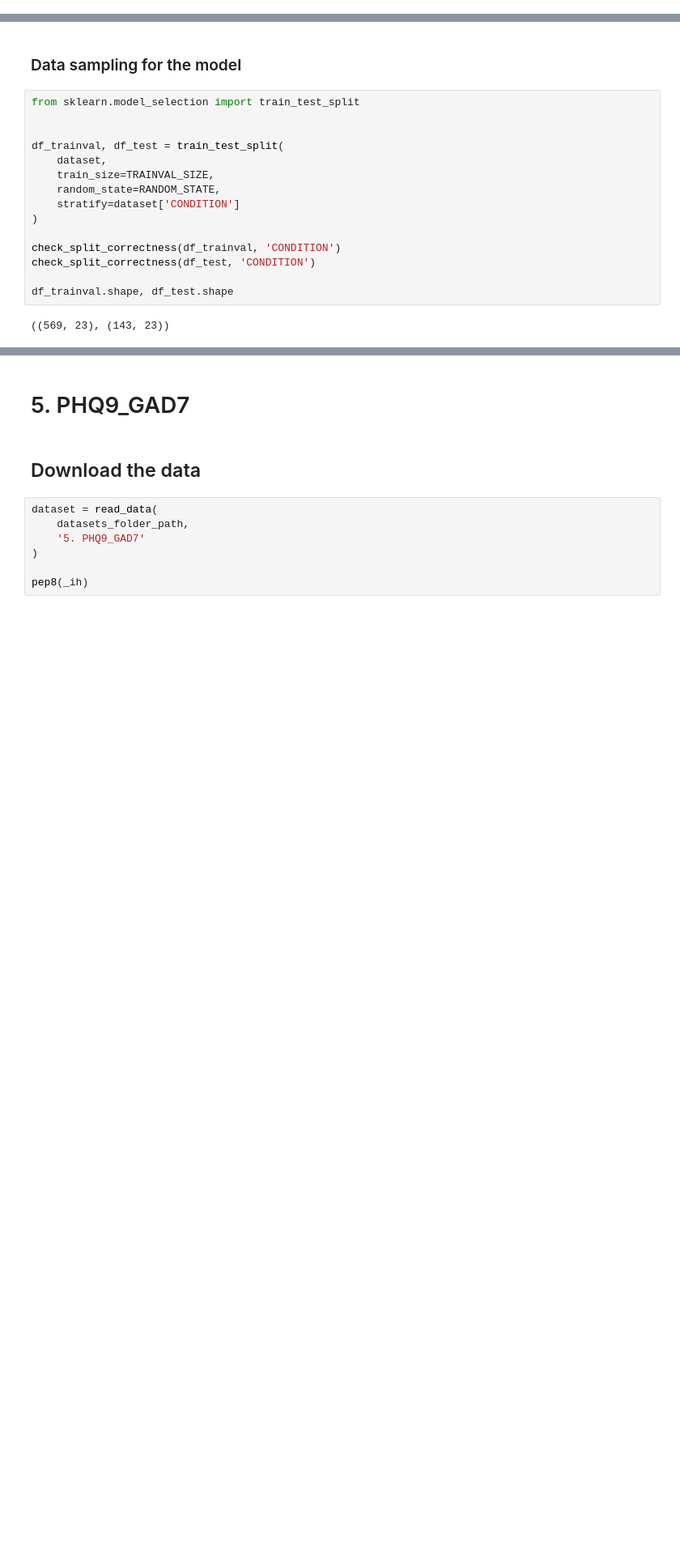
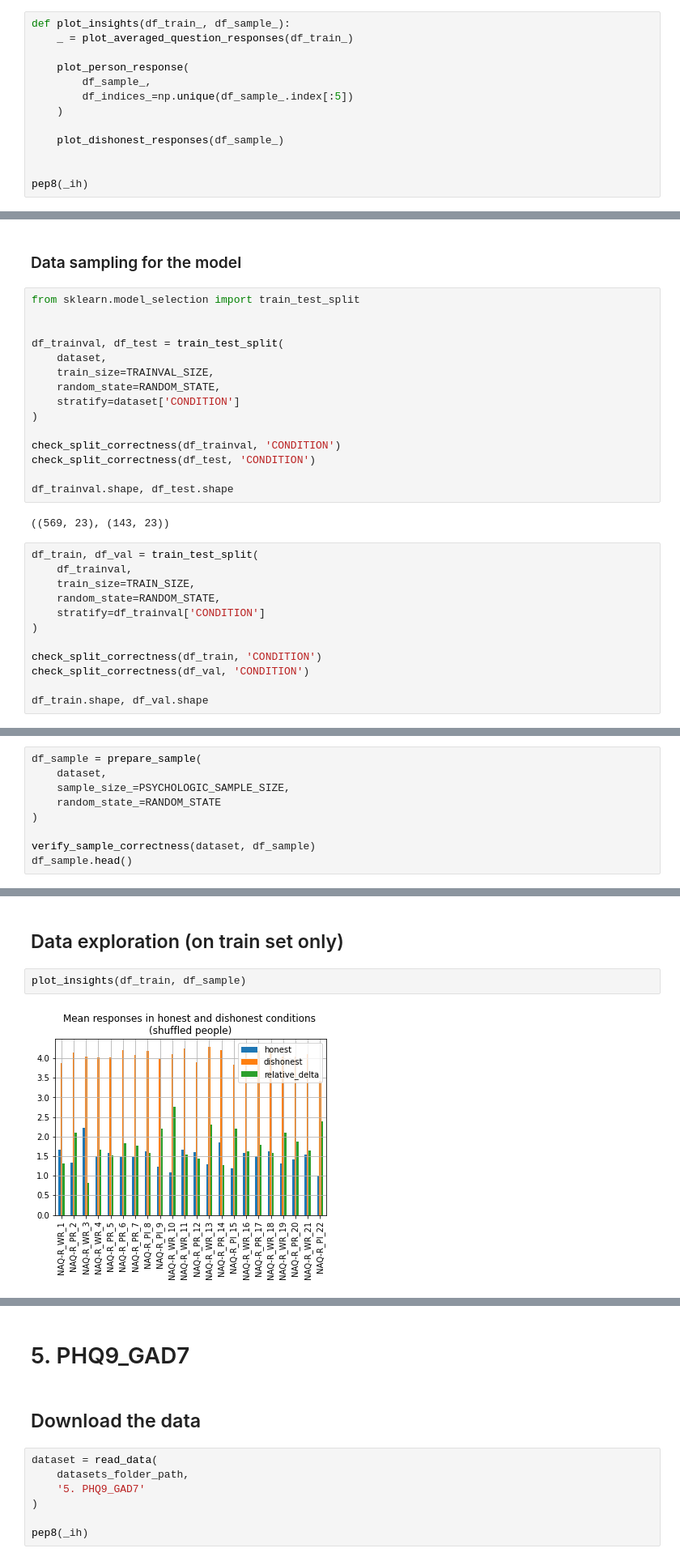
Before and after one commit to PashaIanko/Robust-Feature-Selection, a Jupyter notebook: main.ipynb, the cells around one changed output, grey strips where cells are left out. Shown at 81% size. Drawn from its saved outputs; the diff is of its cells as text; blank space fills up the shorter version.

Commit message:
plot insights for 4th dataset

```diff
--- a/main.ipynb
+++ b/main.ipynb
@@ -79,6 +79,19 @@ TRAINVAL_SIZE = 0.8
 TRAIN_SIZE = 0.8  # size(trainval) * train_size
 RANDOM_STATE = 42
 PSYCHOLOGIC_SAMPLE_SIZE = 0.7
+# %%
+def plot_insights(df_train_, df_sample_):
+    _ = plot_averaged_question_responses(df_train_)
+
+    plot_person_response(
+        df_sample_,
+        df_indices_=np.unique(df_sample_.index[:5])
+    )
+
+    plot_dishonest_responses(df_sample_)
+
+
+pep8(_ih)
 # %%
 def read_data(root_path, folder_name):
     if folder_name == '5. PHQ9_GAD7':
@@ -531,3 +548,15 @@ check_split_correctness(df_test, 'CONDITION')
 df_trainval.shape, df_test.shape
 # %% [output]
 ((569, 23), (143, 23))
+# %%
+df_train, df_val = train_test_split(
+    df_trainval,
+    train_size=TRAIN_SIZE,
+    random_state=RANDOM_STATE,
+    stratify=df_trainval['CONDITION']
+)
+
+check_split_correctness(df_train, 'CONDITION')
+check_split_correctness(df_val, 'CONDITION')
+
+df_train.shape, df_val.shape
@@ -533,0 +567,9 @@ df_trainval.shape, df_test.shape
+# %%
+df_sample = prepare_sample(
+    dataset,
+    sample_size_=PSYCHOLOGIC_SAMPLE_SIZE,
+    random_state_=RANDOM_STATE
+)
+
+verify_sample_correctness(dataset, df_sample)
+df_sample.head()
@@ -533,0 +584,6 @@ df_trainval.shape, df_test.shape
+# %% [markdown]
+## Data exploration (on train set only)
+# %%
+plot_insights(df_train, df_sample)
+# %% [output]
+[figure, added]
```
Also changed, not shown: parts of 5 cells of this notebook.
